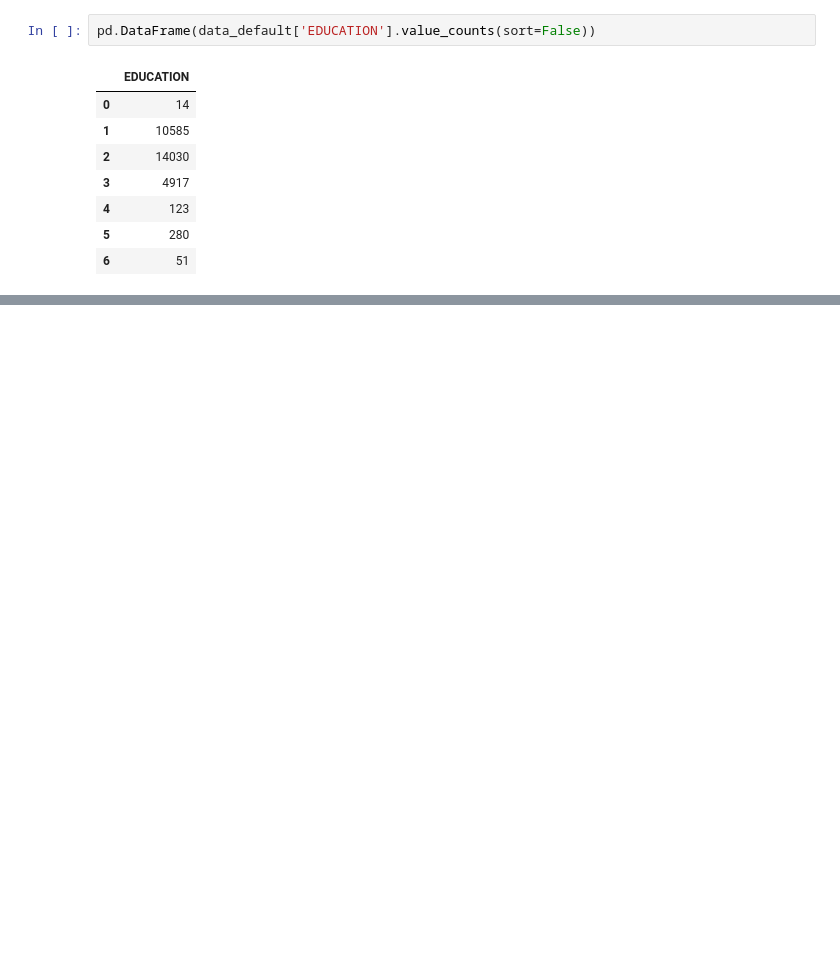
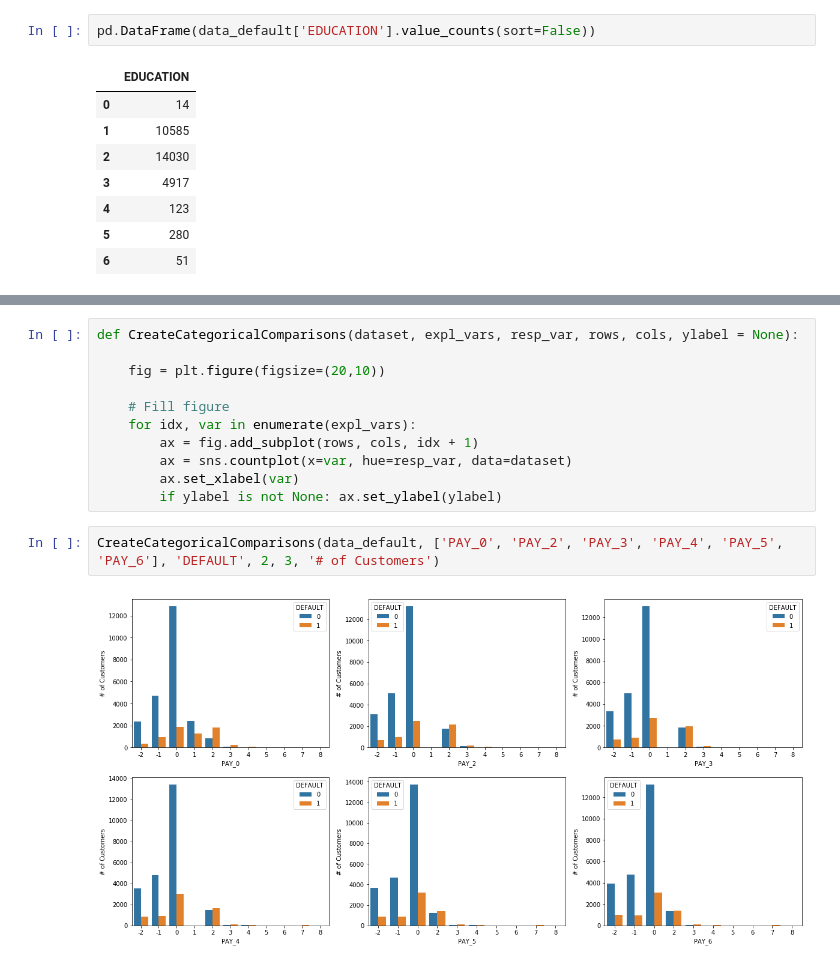
Before and after one commit to everittB/Credit_Default_Classification, a Jupyter notebook: src/default_classification.ipynb, the cells around one changed output, grey strips where cells are left out. Cells and saved outputs as stored; diff of their text form; blank space fills up the shorter version.

```diff
--- a/src/default_classification.ipynb
+++ b/src/default_classification.ipynb
@@ -186,0 +201,15 @@ data_default.query('EDUCATION == 0')
+# %%
+def CreateCategoricalComparisons(dataset, expl_vars, resp_var, rows, cols, ylabel = None):
+
+    fig = plt.figure(figsize=(20,10))
+
+    # Fill figure
+    for idx, var in enumerate(expl_vars):
+        ax = fig.add_subplot(rows, cols, idx + 1)
+        ax = sns.countplot(x=var, hue=resp_var, data=dataset)
+        ax.set_xlabel(var)
+        if ylabel is not None: ax.set_ylabel(ylabel)
+# %%
+CreateCategoricalComparisons(data_default, ['PAY_0', 'PAY_2', 'PAY_3', 'PAY_4', 'PAY_5', 'PAY_6'], 'DEFAULT', 2, 3, '# of Customers')
+# %% [output]
+[figure, added]
```
Also changed, not shown: parts of 14 cells of this notebook.
